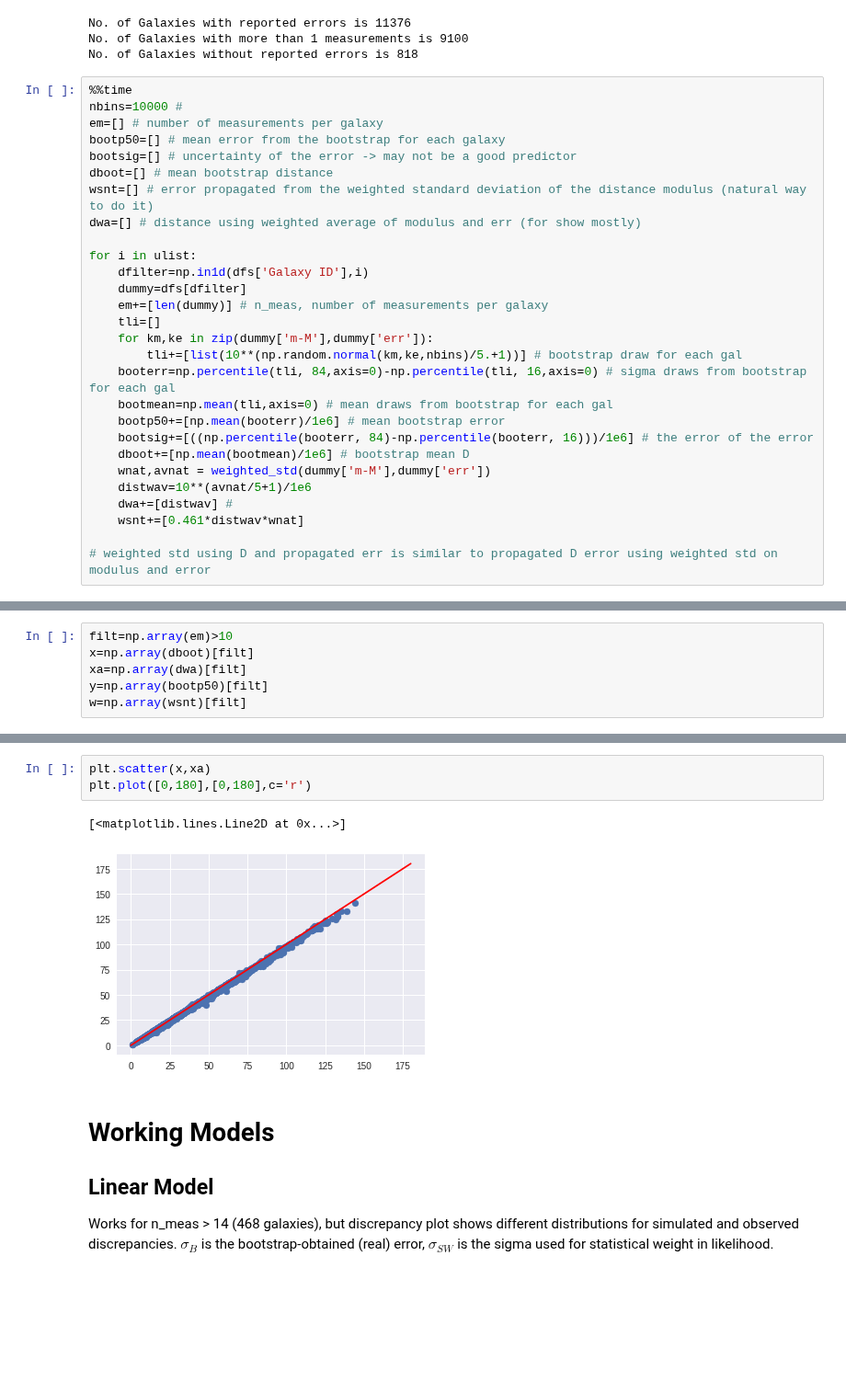
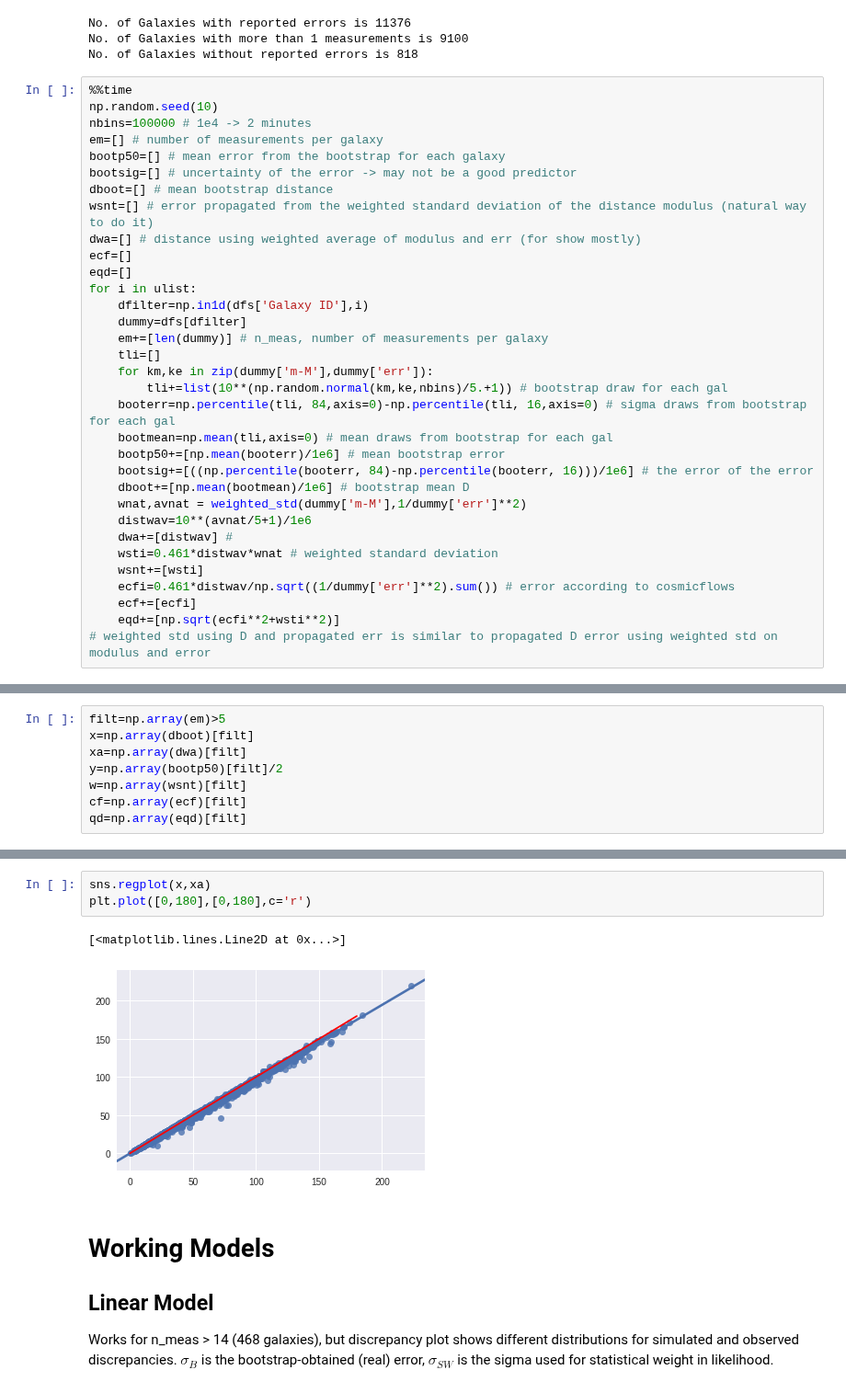
Before and after one commit to saint-germain/anisotropias, a Jupyter notebook: correctdiscrepancy.ipynb, the cells around one changed output, grey strips where cells are left out. Shown at 92% size. Cells and saved outputs as stored; diff of their text form; blank space fills up the shorter version.

Commit message:
with distribution visualization

```diff
--- a/correctdiscrepancy.ipynb
+++ b/correctdiscrepancy.ipynb
@@ -76,29 +77,34 @@ No. of Galaxies with more than 1 measurements is 9100
 No. of Galaxies without reported errors is 818
 # %%
 %%time
-nbins=10000 #
+np.random.seed(10)
+nbins=100000 # 1e4 -> 2 minutes
 em=[] # number of measurements per galaxy
 bootp50=[] # mean error from the bootstrap for each galaxy
 bootsig=[] # uncertainty of the error -> may not be a good predictor
 dboot=[] # mean bootstrap distance
 wsnt=[] # error propagated from the weighted standard deviation of the distance modulus (natural way to do it)
 dwa=[] # distance using weighted average of modulus and err (for show mostly)
-
+ecf=[]
+eqd=[]
 for i in ulist:
     dfilter=np.in1d(dfs['Galaxy ID'],i)
     dummy=dfs[dfilter]
     em+=[len(dummy)] # n_meas, number of measurements per galaxy
     tli=[]
     for km,ke in zip(dummy['m-M'],dummy['err']):
-        tli+=[list(10**(np.random.normal(km,ke,nbins)/5.+1))] # bootstrap draw for each gal
+        tli+=list(10**(np.random.normal(km,ke,nbins)/5.+1)) # bootstrap draw for each gal
     booterr=np.percentile(tli, 84,axis=0)-np.percentile(tli, 16,axis=0) # sigma draws from bootstrap for each gal
     bootmean=np.mean(tli,axis=0) # mean draws from bootstrap for each gal
     bootp50+=[np.mean(booterr)/1e6] # mean bootstrap error
     bootsig+=[((np.percentile(booterr, 84)-np.percentile(booterr, 16)))/1e6] # the error of the error
     dboot+=[np.mean(bootmean)/1e6] # bootstrap mean D
-    wnat,avnat = weighted_std(dummy['m-M'],dummy['err'])
+    wnat,avnat = weighted_std(dummy['m-M'],1/dummy['err']**2)
     distwav=10**(avnat/5+1)/1e6
     dwa+=[distwav] #
-    wsnt+=[0.461*distwav*wnat]
-
+    wsti=0.461*distwav*wnat # weighted standard deviation
+    wsnt+=[wsti]
+    ecfi=0.461*distwav/np.sqrt((1/dummy['err']**2).sum()) # error according to cosmicflows
+    ecf+=[ecfi]
+    eqd+=[np.sqrt(ecfi**2+wsti**2)]
 # weighted std using D and propagated err is similar to propagated D error using weighted std on modulus and error
@@ -105,6 +118,8 @@ for i in ulist:
 # %%
-filt=np.array(em)>10
+filt=np.array(em)>5
 x=np.array(dboot)[filt]
 xa=np.array(dwa)[filt]
-y=np.array(bootp50)[filt]
+y=np.array(bootp50)[filt]/2
 w=np.array(wsnt)[filt]
+cf=np.array(ecf)[filt]
+qd=np.array(eqd)[filt]
@@ -117,9 +139,9 @@ plt.scatter(x,w,alpha=0.5)
 # %%
-plt.scatter(x,xa)
+sns.regplot(x,xa)
 plt.plot([0,180],[0,180],c='r')
 # %% [output]
 [<matplotlib.lines.Line2D at 0x...>]
-[figure, old version]
+[figure, new version]
 # %% [markdown]
 # Working Models
 
```
Also changed, not shown: parts of 11 cells of this notebook, 3 other files.
